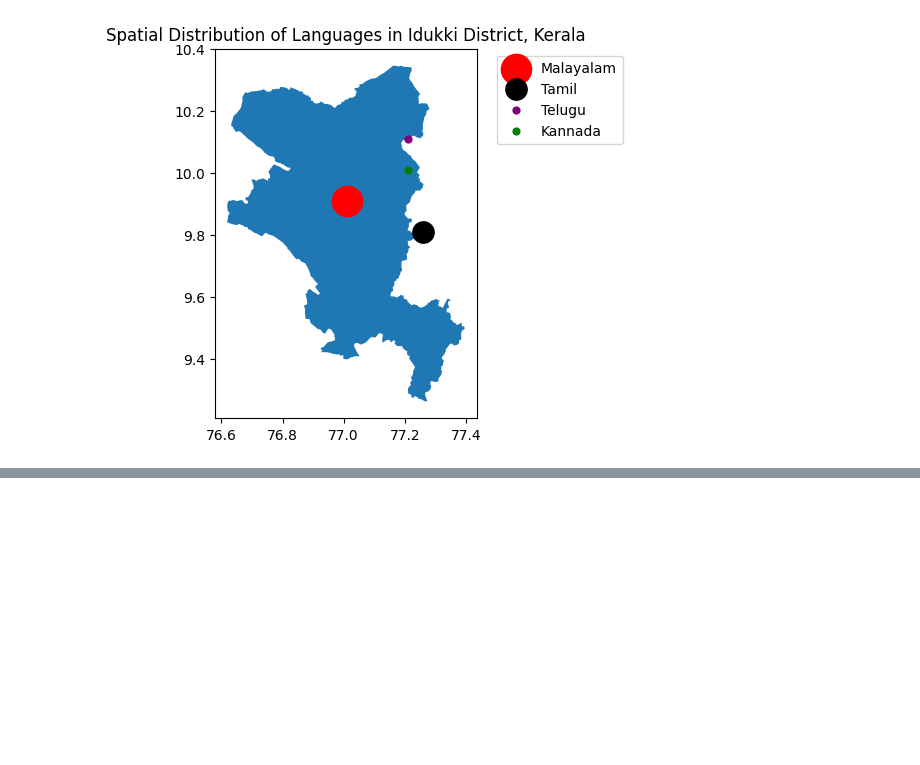
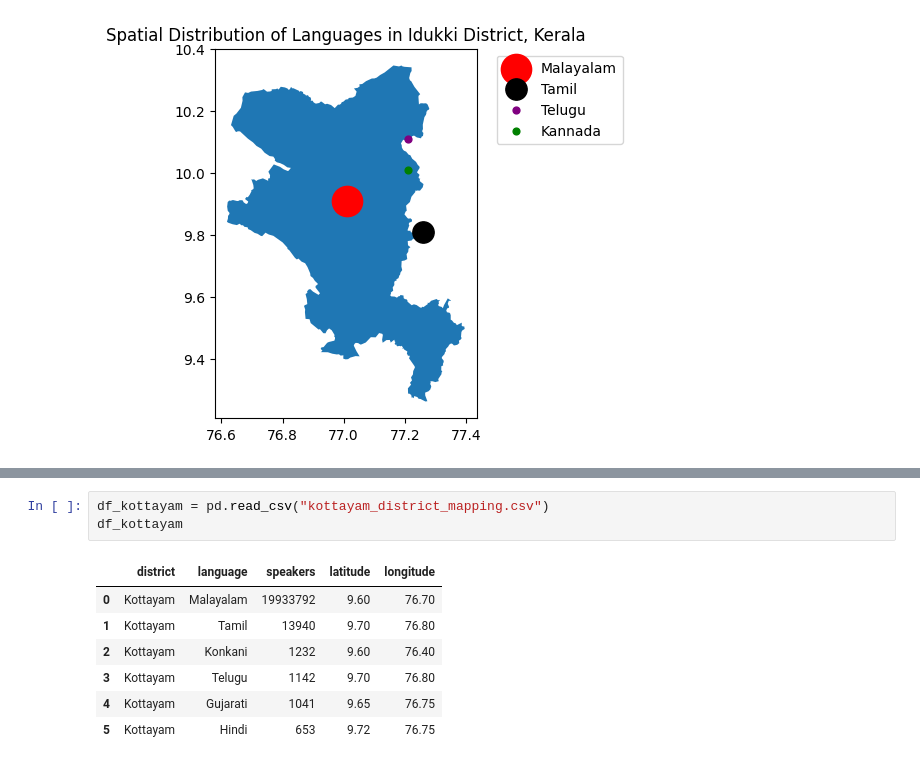
Before and after one commit to squishridyvi/Geographical-Distribution-Mapping-of-Dravidian-Languages-, a Jupyter notebook: Geographical Distribution of Dravidian Languages.ipynb, the cells around one changed output, grey strips where cells are left out. Drawn from its saved outputs; the diff is of its cells as text; blank space fills up the shorter version.

```diff
--- a/Geographical Distribution of Dravidian Languages.ipynb
+++ b/Geographical Distribution of Dravidian Languages.ipynb
@@ -850,0 +861,11 @@ ax.legend(bbox_to_anchor=(1.05, 1))
+# %%
+df_kottayam = pd.read_csv("kottayam_district_mapping.csv")
+df_kottayam
+# %% [output]
+|  | district | language | speakers | latitude | longitude |
+| 0 | Kottayam | Malayalam | 19933792 | 9.60 | 76.70 |
+| 1 | Kottayam | Tamil | 13940 | 9.70 | 76.80 |
+| 2 | Kottayam | Konkani | 1232 | 9.60 | 76.40 |
+| 3 | Kottayam | Telugu | 1142 | 9.70 | 76.80 |
+| 4 | Kottayam | Gujarati | 1041 | 9.65 | 76.75 |
+| 5 | Kottayam | Hindi | 653 | 9.72 | 76.75 |
```
Also changed, not shown: parts of 6 cells of this notebook.
